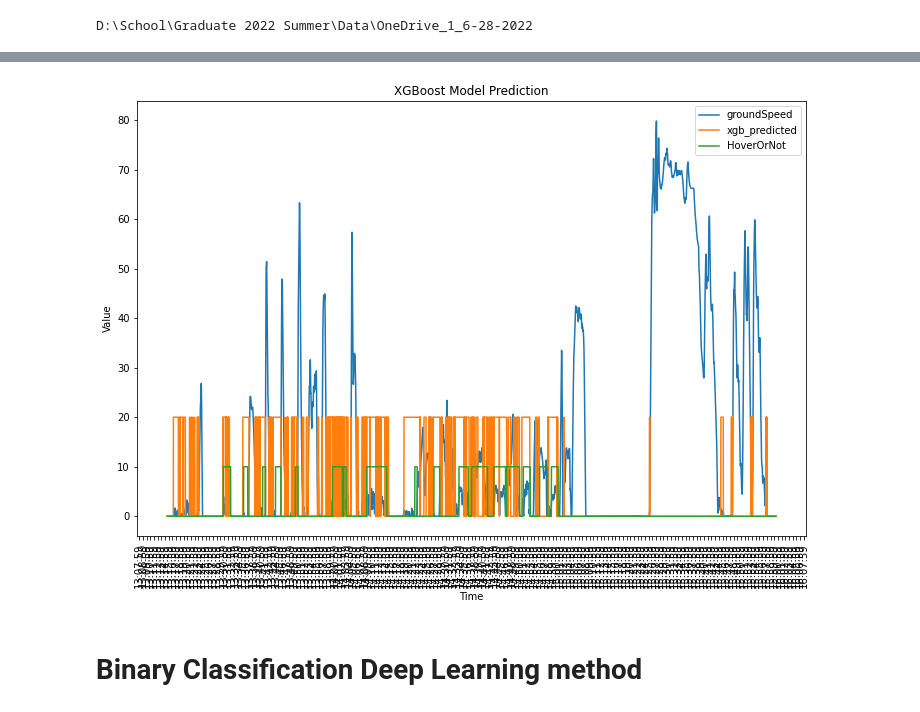
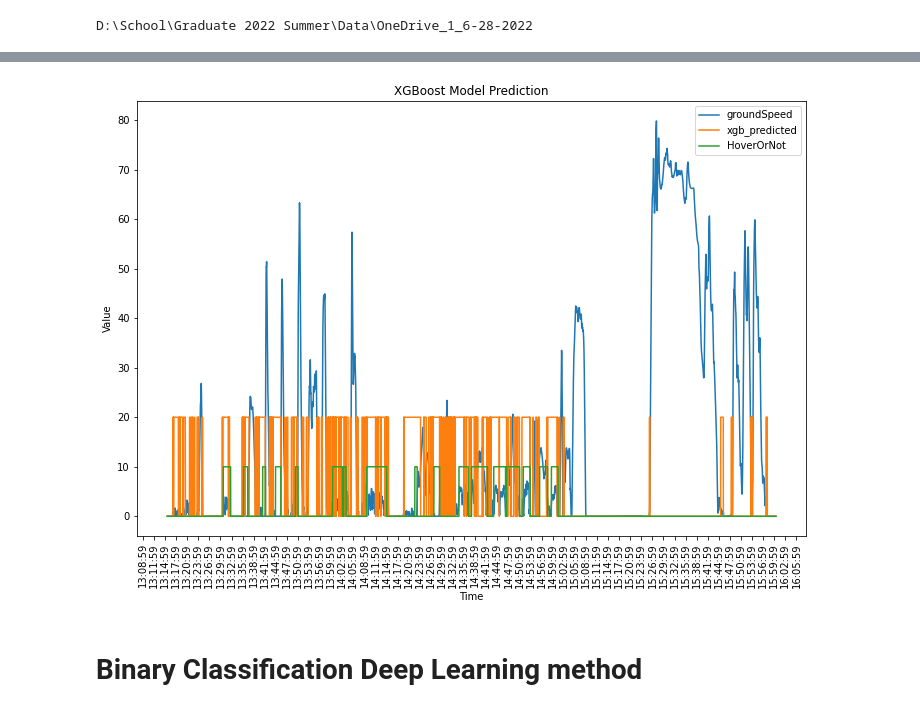
Before and after one commit to davyeno/rotorcraft-project, a Jupyter notebook: david/0630-file-processed.ipynb, the cells around one changed output, grey strips where cells are left out. Cells and saved outputs as stored; diff of their text form; code cells hidden in the pictures.

```diff
--- a/david/0630-file-processed.ipynb
+++ b/david/0630-file-processed.ipynb
@@ -580,35 +646,35 @@ plt.show()
-# %%
-import matplotlib.dates as mdates
-
-validation_file['xgb_predicted'] = validation_xgb * 20
-
-plt.figure(figsize=(12, 8))
-# plt.plot('datetime','absoluteAltitude',
-#          data = validation_file,
-#          label = "absoluteAltitude")
-plt.plot('datetime','groundSpeed',
-         data = validation_file,
-         label = "groundSpeed")
-plt.plot('datetime','xgb_predicted',
-         data = validation_file,
-         label = "xgb_predicted")
-plt.plot('datetime','HoverOrNot',
-         data = validation_file,
-         label = "HoverOrNot")
-
-#Set format of the plot chart
-plt.gca().xaxis.set_major_locator(mdates.SecondLocator(interval=60))
-plt.gca().xaxis.set_major_formatter(mdates.DateFormatter('%H:%M:%S'))
-plt.xticks(rotation=90)
-# plt.gcf().autofmt_xdate()
-
-
-plt.xlabel('Time')
-plt.ylabel('Value')
-plt.title('XGBoost Model Prediction')
-plt.legend()
-plt.show()
-# %% [output]
-[figure, removed]
+# %%
+import matplotlib.dates as mdates
+
+validation_file['xgb_predicted'] = validation_xgb * 20
+
+plt.figure(figsize=(12, 8))
+# plt.plot('datetime','absoluteAltitude',
+#          data = validation_file,
+#          label = "absoluteAltitude")
+plt.plot('datetime','groundSpeed',
+         data = validation_file,
+         label = "groundSpeed")
+plt.plot('datetime','xgb_predicted',
+         data = validation_file,
+         label = "xgb_predicted")
+plt.plot('datetime','HoverOrNot',
+         data = validation_file,
+         label = "HoverOrNot")
+
+#Set format of the plot chart
+plt.gca().xaxis.set_major_locator(mdates.SecondLocator(interval=180))
+plt.gca().xaxis.set_major_formatter(mdates.DateFormatter('%H:%M:%S'))
+plt.xticks(rotation=90)
+# plt.gcf().autofmt_xdate()
+
+
+plt.xlabel('Time')
+plt.ylabel('Value')
+plt.title('XGBoost Model Prediction')
+plt.legend()
+plt.show()
+# %% [output]
+[figure, added]
 # %% [markdown]
 <h1> Binary Classification Deep Learning method
```
Also changed, not shown: parts of 30 cells of this notebook.
